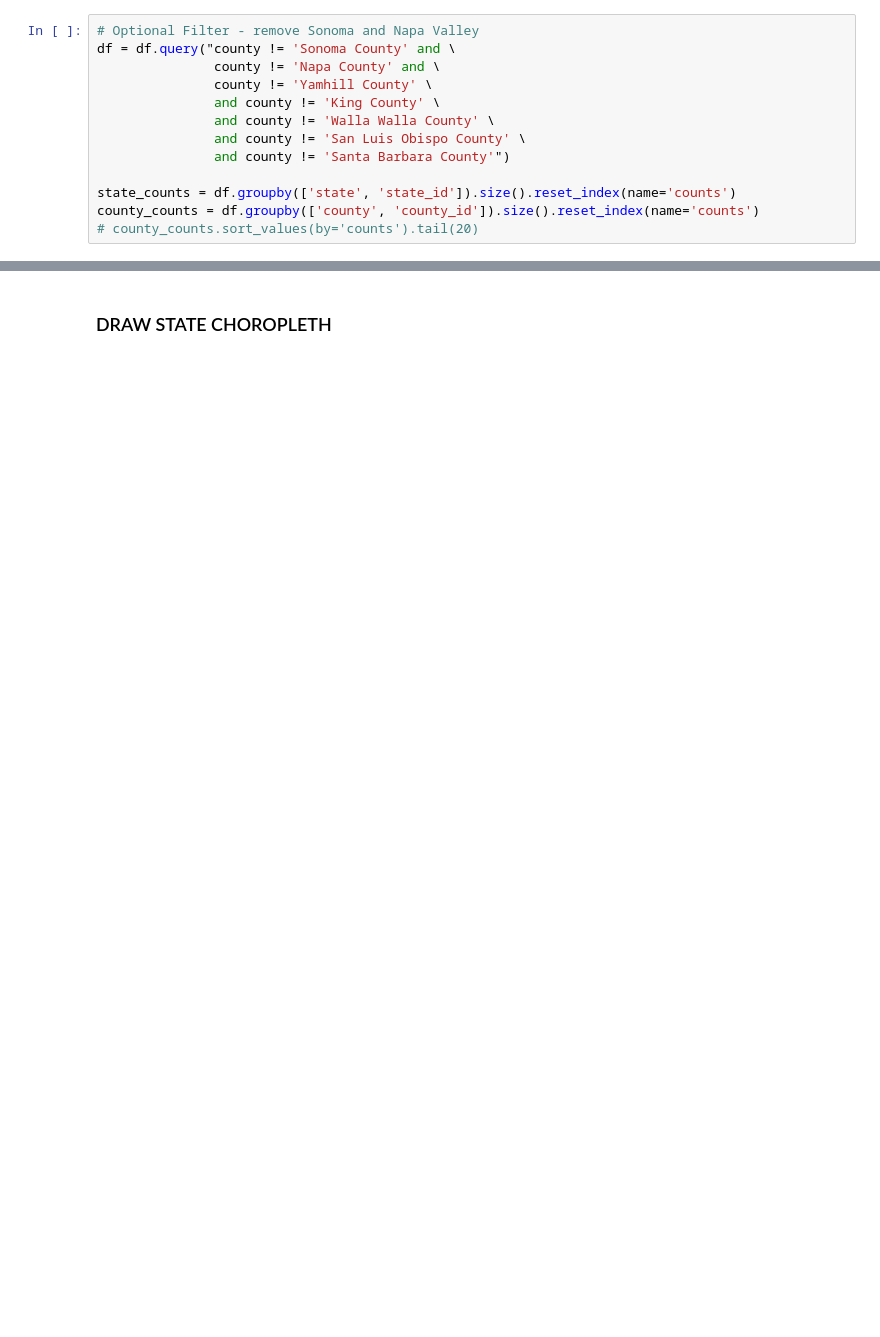
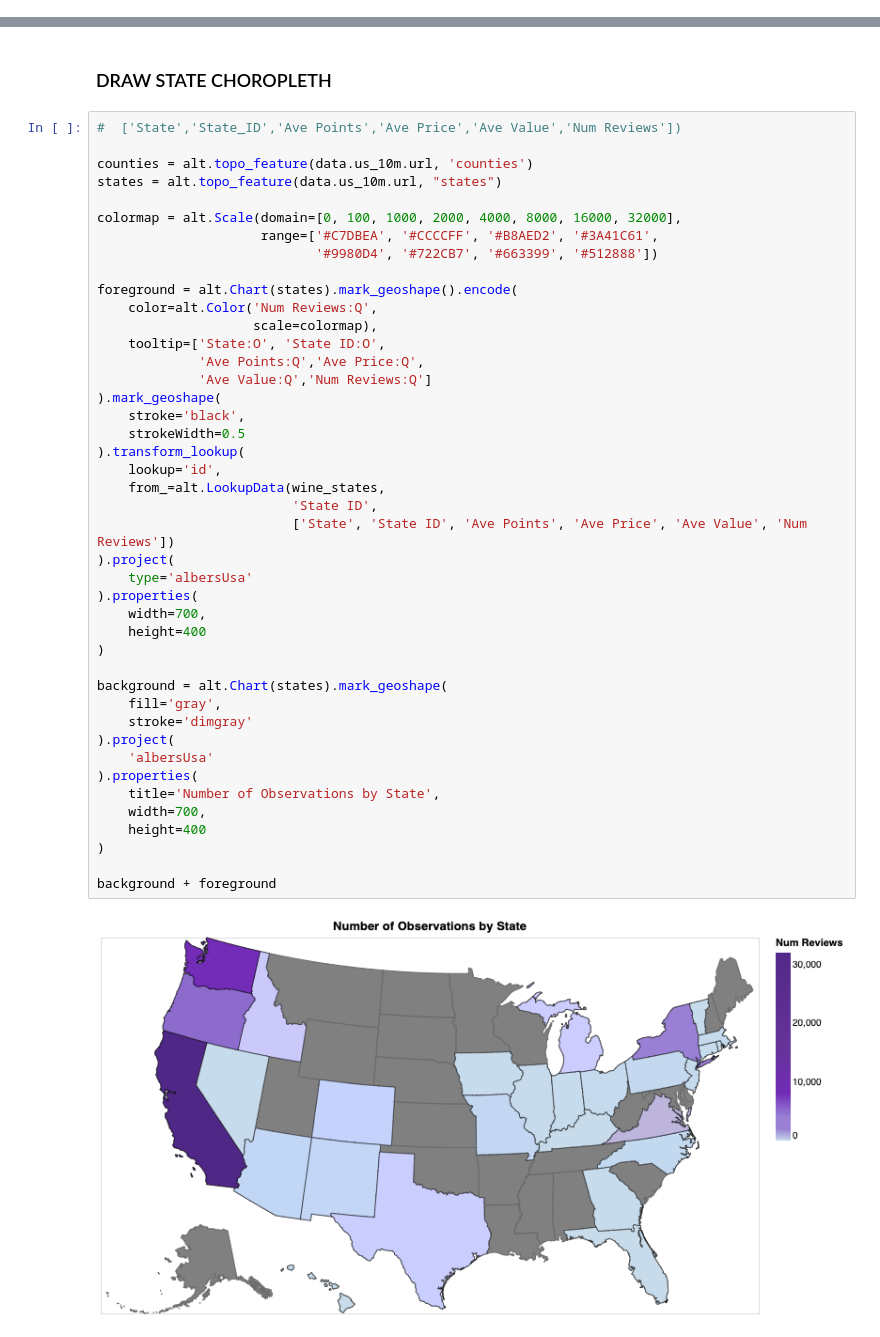
Before and after one commit to UBC-MDS/DSCI532_Group204_Vino, a Jupyter notebook: src/charts.ipynb, the cells around one changed output, grey strips where cells are left out. Drawn from its saved outputs; the diff is of its cells as text; blank space fills up the shorter version.

```diff
--- a/src/charts.ipynb
+++ b/src/charts.ipynb
@@ -26,15 +75,2 @@ df.head()
 # %% [markdown]
 ### GET THE COUNTS BY STATE AND COUNTY
-# %%
-# Optional Filter - remove Sonoma and Napa Valley
-df = df.query("county != 'Sonoma County' and \
-               county != 'Napa County' and \
-               county != 'Yamhill County' \
-               and county != 'King County' \
-               and county != 'Walla Walla County' \
-               and county != 'San Luis Obispo County' \
-               and county != 'Santa Barbara County'")
-
-state_counts = df.groupby(['state', 'state_id']).size().reset_index(name='counts')
-county_counts = df.groupby(['county', 'county_id']).size().reset_index(name='counts')
-# county_counts.sort_values(by='counts').tail(20)
@@ -41,2 +123,47 @@ county_counts = df.groupby(['county', 'county_id']).size().reset_index(name='cou
 # %% [markdown]
 ### DRAW STATE CHOROPLETH
+# %%
+#  ['State','State_ID','Ave Points','Ave Price','Ave Value','Num Reviews'])
+
+counties = alt.topo_feature(data.us_10m.url, 'counties')
+states = alt.topo_feature(data.us_10m.url, "states")
+
+colormap = alt.Scale(domain=[0, 100, 1000, 2000, 4000, 8000, 16000, 32000],
+                     range=['#C7DBEA', '#CCCCFF', '#B8AED2', '#3A41C61',
+                            '#9980D4', '#722CB7', '#663399', '#512888'])
+
+foreground = alt.Chart(states).mark_geoshape().encode(
+    color=alt.Color('Num Reviews:Q',
+                    scale=colormap),
+    tooltip=['State:O', 'State ID:O',
+             'Ave Points:Q','Ave Price:Q',
+             'Ave Value:Q','Num Reviews:Q']
+).mark_geoshape(
+    stroke='black',
+    strokeWidth=0.5
+).transform_lookup(
+    lookup='id',
+    from_=alt.LookupData(wine_states,
+                         'State ID',
+                         ['State', 'State ID', 'Ave Points', 'Ave Price', 'Ave Value', 'Num Reviews'])
+).project(
+    type='albersUsa'
+).properties(
+    width=700,
+    height=400
+)
+
+background = alt.Chart(states).mark_geoshape(
+    fill='gray',
+    stroke='dimgray'
+).project(
+    'albersUsa'
+).properties(
+    title='Number of Observations by State',
+    width=700,
+    height=400
+)
+
+background + foreground
+# %% [output]
+[figure, added]
```
Also changed, not shown: parts of 14 cells of this notebook, 3 other files.
